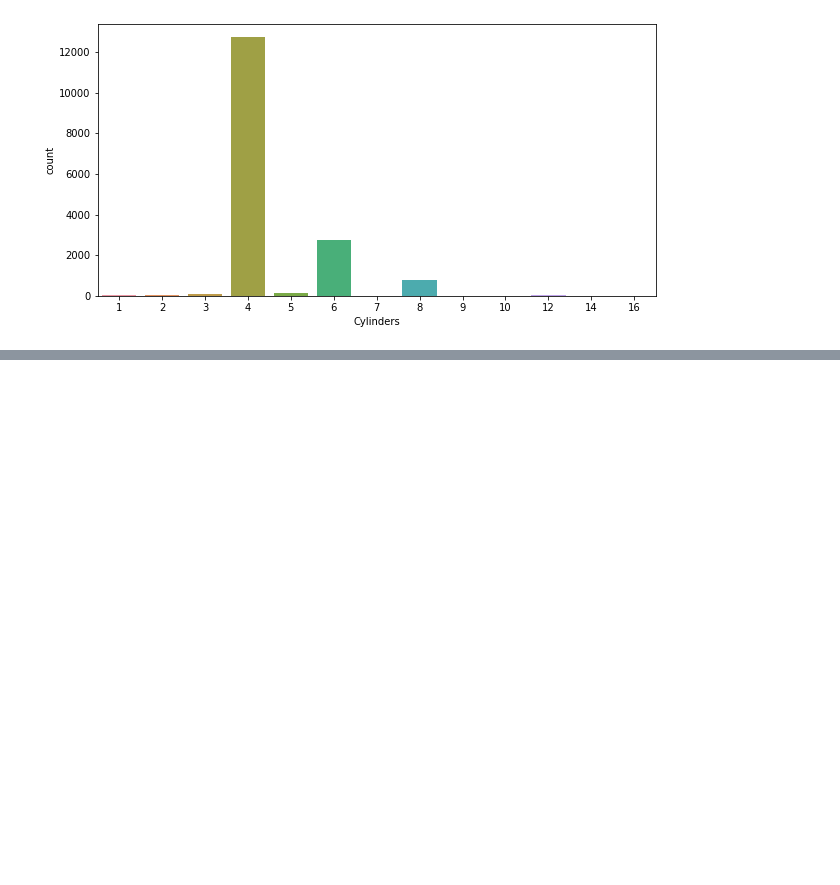
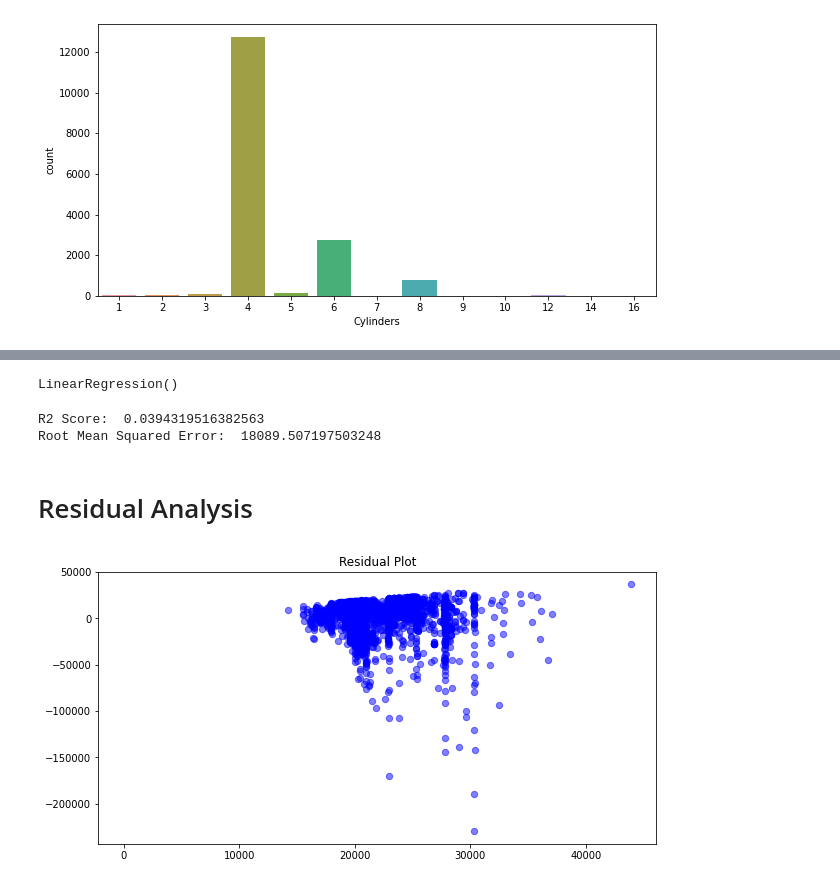
Before and after one commit to adil200/Car-Price-Prediction, a Jupyter notebook: car-price-prediction.ipynb, the cells around one changed output, grey strips where cells are left out. Saved outputs shown, nothing was run; the diff lists cells and outputs as text; code cells hidden in the pictures; blank space fills up the shorter version.

Commit message:
Completed Model development and Residual Analysis

```diff
--- a/car-price-prediction.ipynb
+++ b/car-price-prediction.ipynb
@@ -190,0 +197,28 @@ sns.countplot(data['Cylinders'])
+# %%
+X = data[['Levy', 'Leather interior', 'Cylinders', 'Gear box type']]
+Y = data['Price']
+x_train, x_test, y_train, y_test = train_test_split(X, Y, test_size = 0.2, random_state = 100)
+# %%
+reg = LinearRegression()
+reg.fit(x_train, y_train)
+# %% [output]
+LinearRegression()
+# %%
+y_pred = reg.predict(x_test)
+# %%
+print('R2 Score: ', np.abs(r2_score(y_test, y_pred)))
+print('Root Mean Squared Error: ', np.sqrt(mean_squared_error(y_test, y_pred)))
+# %% [output]
+R2 Score:  0.0394319516382563
+Root Mean Squared Error:  18089.507197503248
+# %% [markdown]
+# Residual Analysis
+# %%
+# Residual Plot
+plt.figure(figsize=(10, 5))
+plt.scatter(y_pred, y_pred - y_test, c = 'b', s = 40, alpha = 0.5)
+plt.hlines(y = 0, xmin = 0, xmax = 50)
+plt.title('Residual Plot')
+#From the residual plot we can see that the model is not a good fit.
+# %% [output]
+[figure, added]
```
Also changed, not shown: parts of 2 cells of this notebook.
